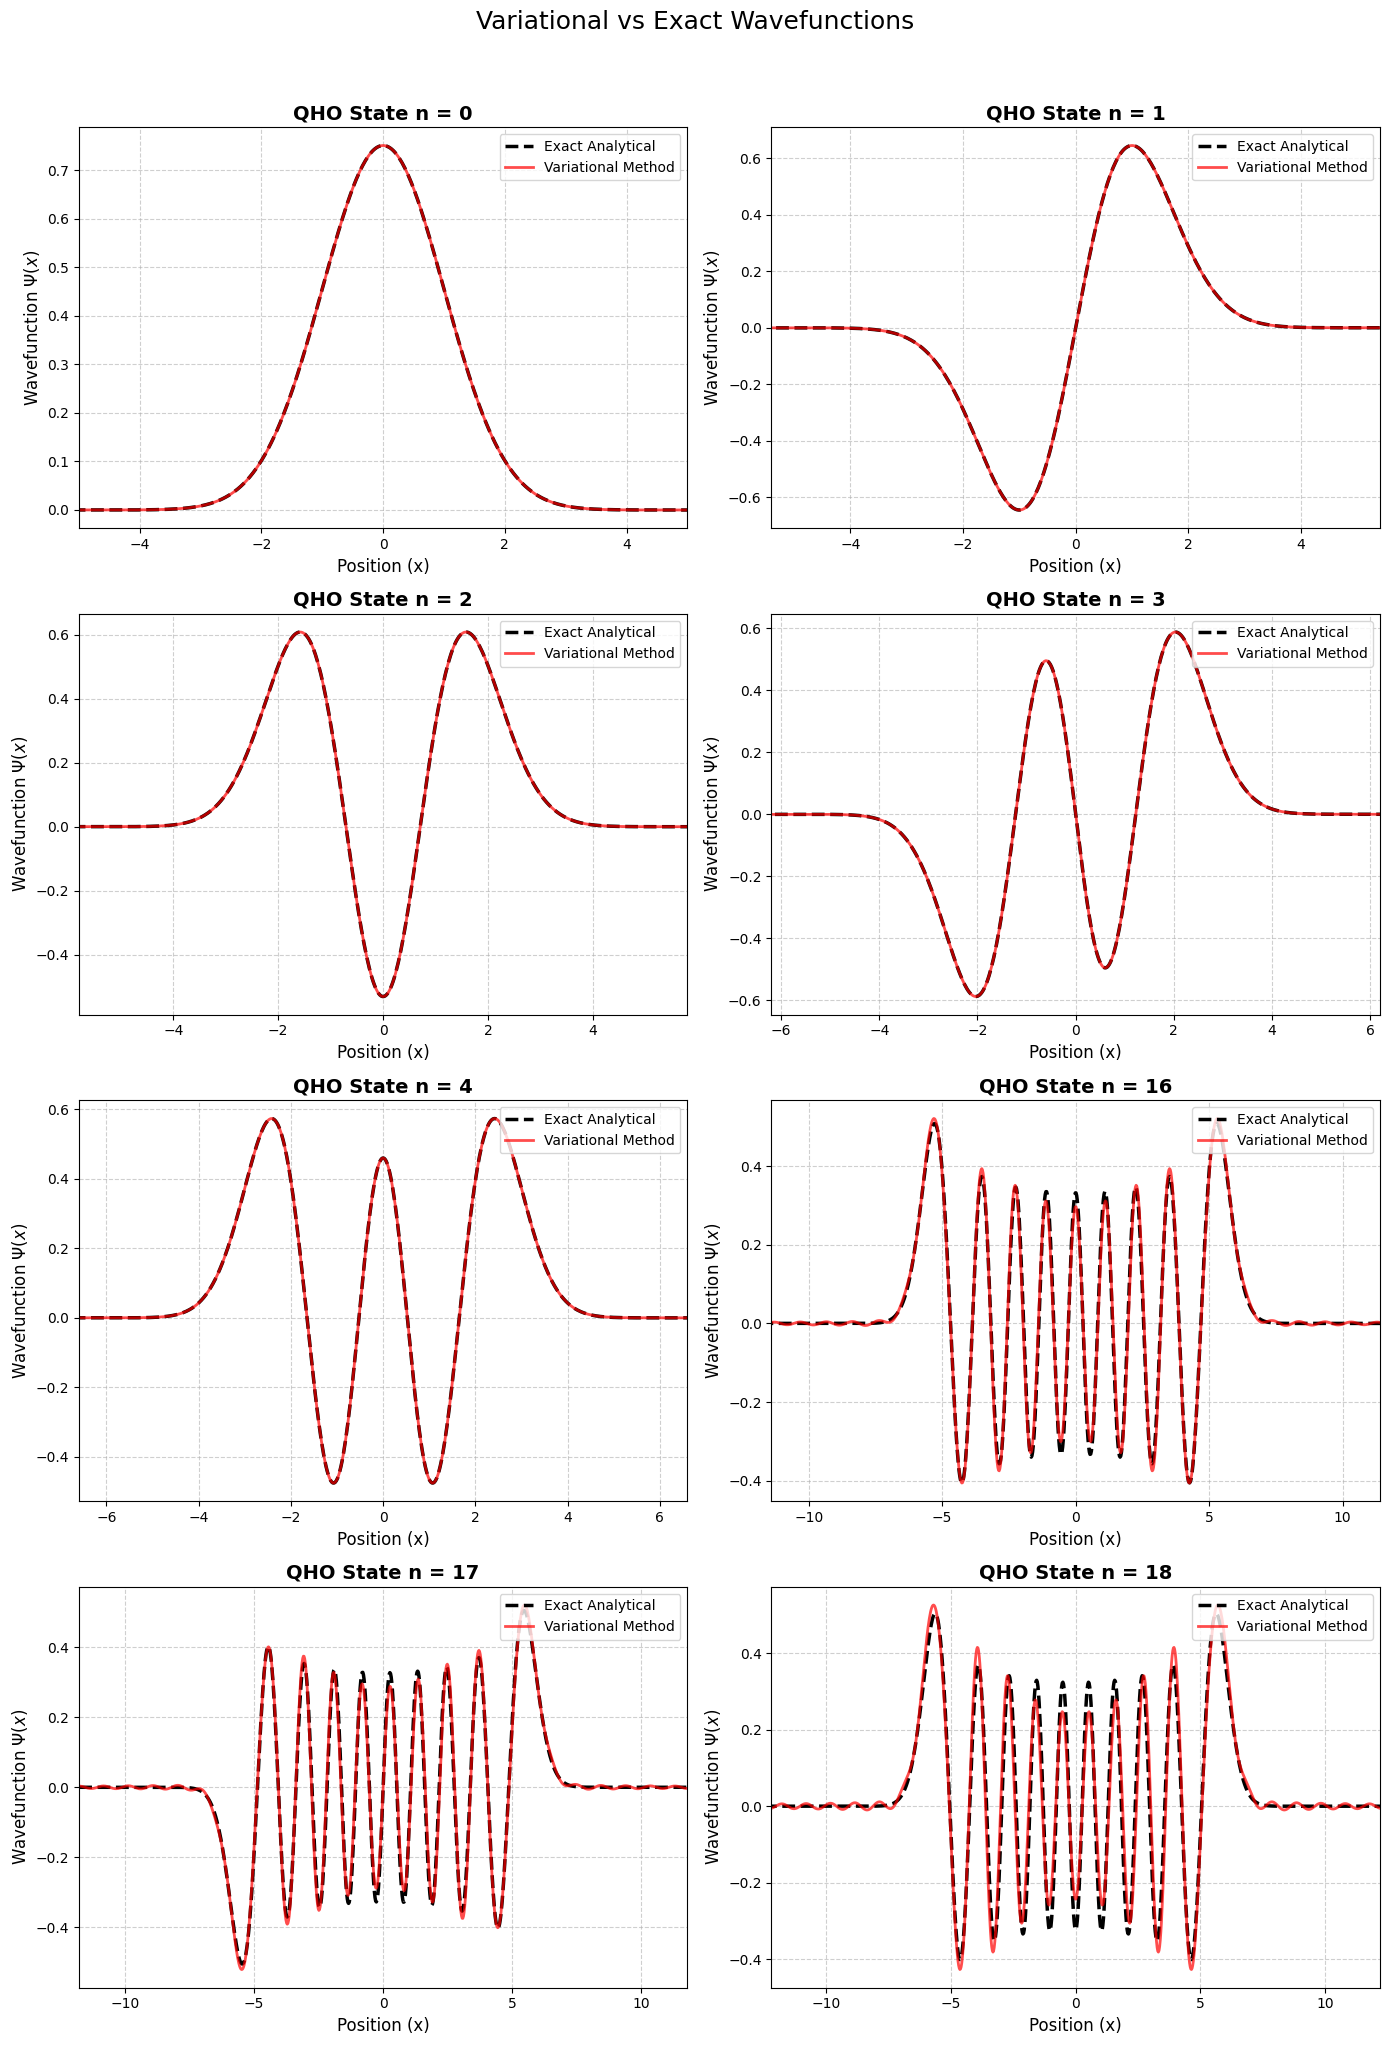
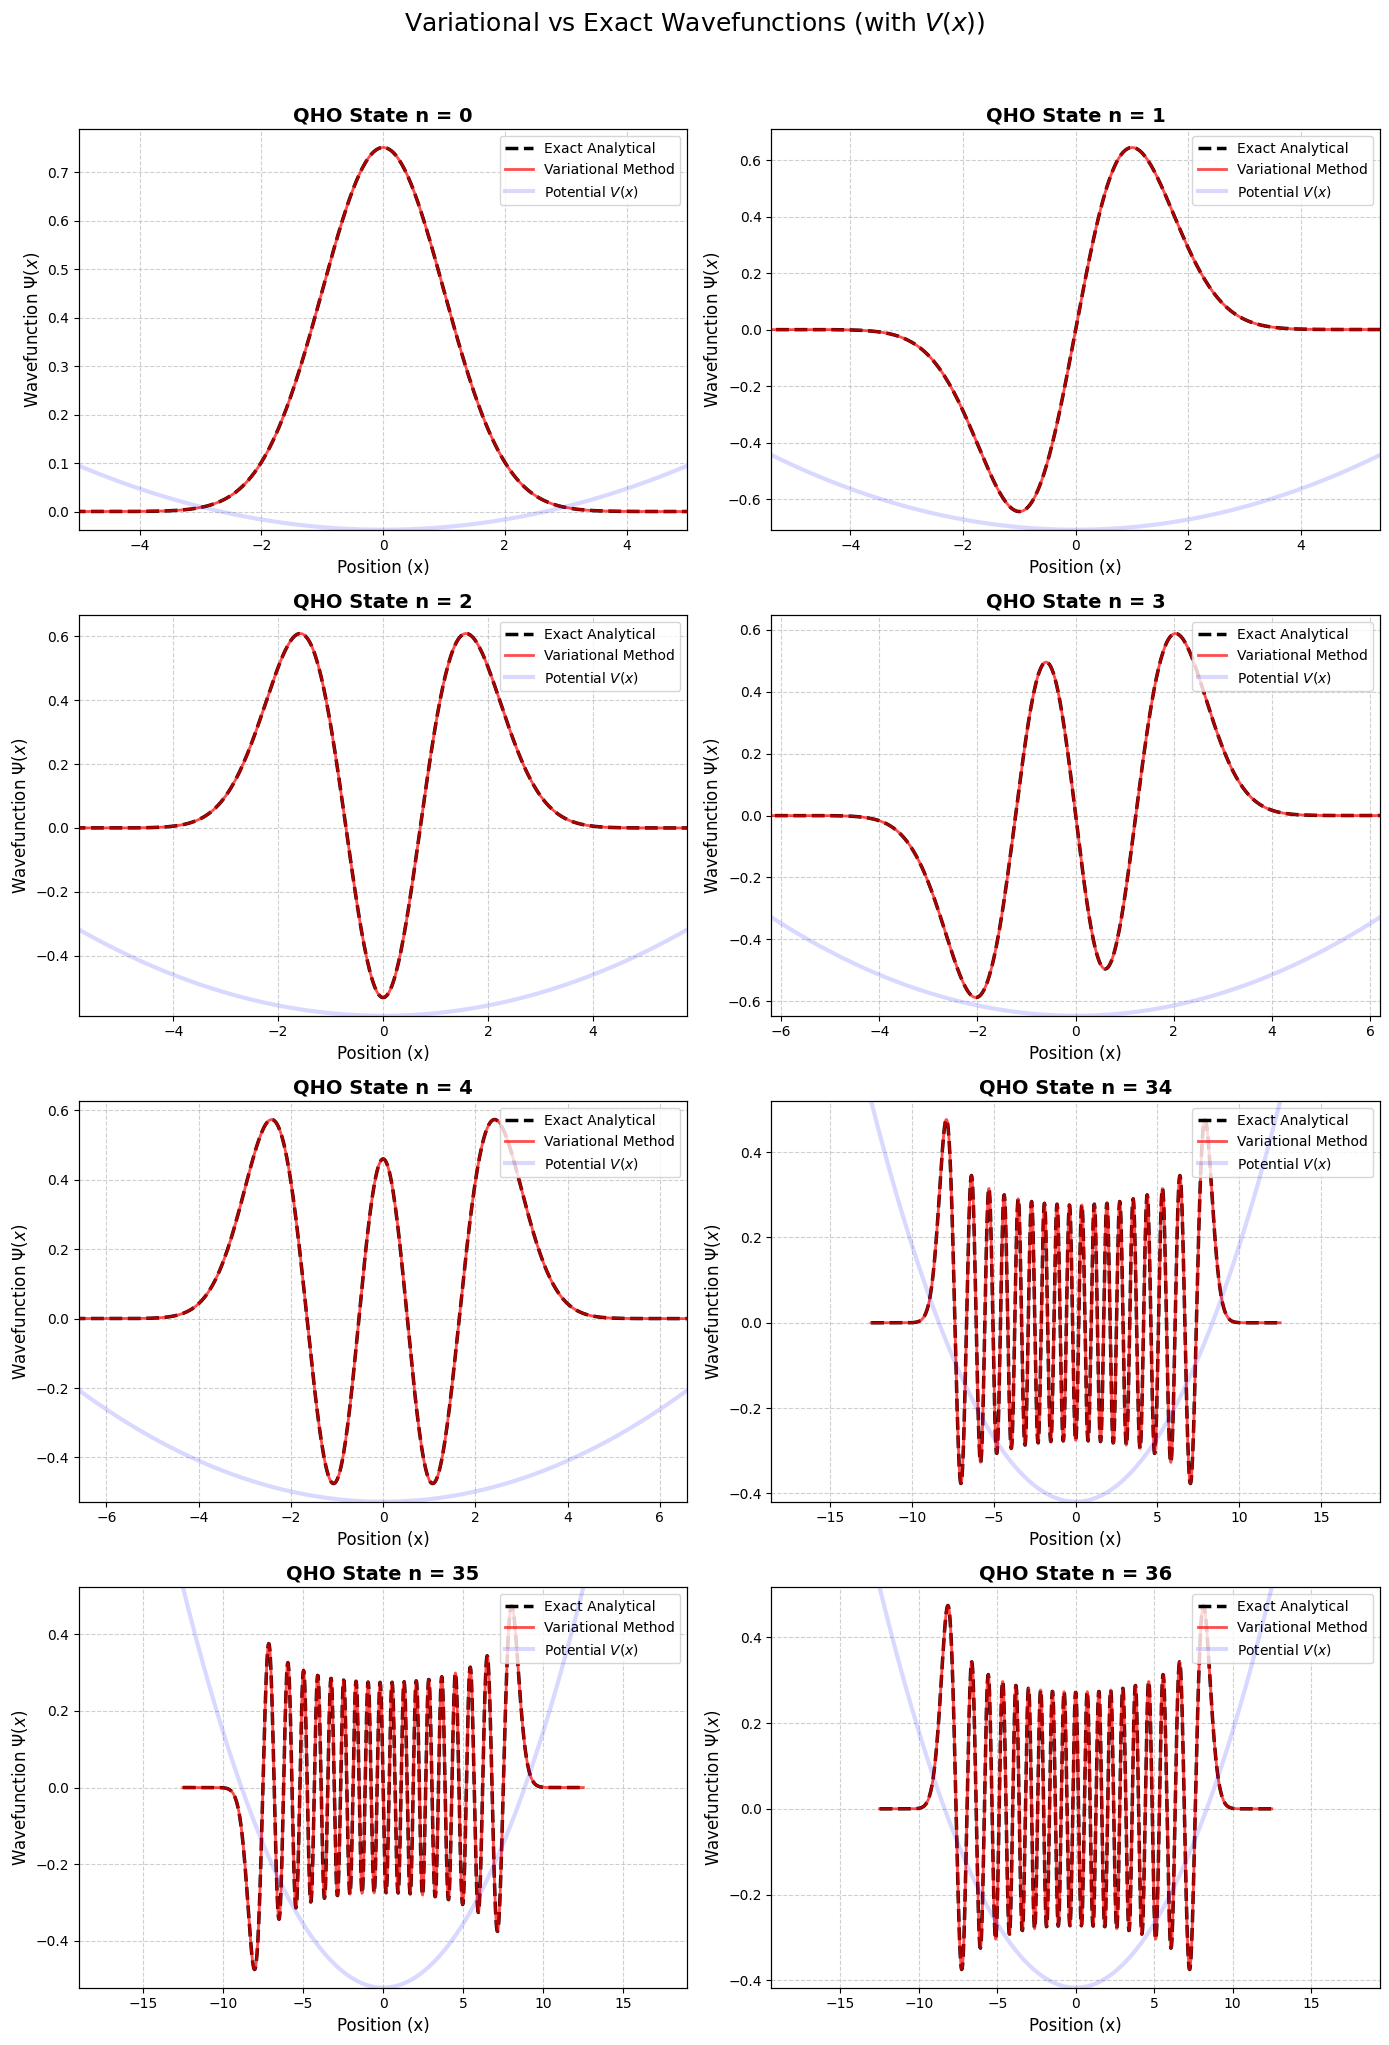
Code edit (unified diff) that turned the first committed figure into the second:
--- before
+++ after
@@ -1,7 +1,8 @@
+import math
+
 # ==========================================
-# Visualizing Multiple States (Fully Dynamic Grid)
+# Visualizing Multiple States (With Background Potential)
 # ==========================================
 
-# Change this list to be whatever you want! (1 item, 5 items, 15 items, etc.)
 states_to_plot = [0, 1, 2, 3, 4, cfg.DEFAULT_N_STATES - 4, cfg.DEFAULT_N_STATES - 3, cfg.DEFAULT_N_STATES - 2]
 
@@ -9,10 +10,8 @@
 num_states = len(states_to_plot)
 cols = 2
-rows = math.ceil(num_states / cols)  # Always rounds up (e.g., 5 states / 2 = 3 rows)
+rows = math.ceil(num_states / cols)
 
-# Dynamically scale the height of the figure (5 units of height per row)
 fig, axes = plt.subplots(rows, cols, figsize=(14, 5 * rows))
 
-# Handle the edge case where there is only 1 row (axes is 1D instead of 2D)
 if num_states <= 2:
     axes = np.array(axes).flatten()
@@ -23,8 +22,9 @@
 x_visual = np.linspace(-cfg.DEFAULT_L/2, cfg.DEFAULT_L/2, 1000)
 
-# We loop over the AXES, not just the states, so we can turn off any extra blank graphs
+# Calculate the potential energy curve: V(x) = 0.5 * m * w^2 * x^2
+V_x = 0.5 * cfg.MASS * (cfg.OMEGA * x_visual)**2
+
 for idx, ax in enumerate(axes):
     
-    # If we have an extra empty subplot (e.g., 5 states in a 6-slot grid), hide it!
     if idx >= num_states:
         ax.axis('off')
@@ -33,19 +33,25 @@
     state = states_to_plot[idx]
     
-    # 1. Get exact theoretical wavefunction
+    # 1. Wavefunctions
     psi_exact = exact_qho_wavefunction(x_visual, state)
-    
-    # 2. Get numerical wavefunction from your solver
     eigenvector = test_states[:, state]
     psi_num = reconstruct_numerical_wavefunction(x_visual, cfg.DEFAULT_L, cfg.DEFAULT_N_BASIS, eigenvector)
     
-    # 3. Robust Phase Matching
+    # 2. Phase Matching
     peak_idx = np.argmax(np.abs(psi_exact))
     if np.sign(psi_num[peak_idx]) != np.sign(psi_exact[peak_idx]):
         psi_num *= -1
         
-    # Plot both lines
+    # 3. Plot the Wavefunctions (Primary Axis)
     ax.plot(x_visual, psi_exact, 'k--', linewidth=2.5, label='Exact Analytical')
     ax.plot(x_visual, psi_num, 'r-', alpha=0.7, linewidth=2, label='Variational Method')
+    
+    # 4. Plot the Background Potential (Secondary Axis)
+    ax_V = ax.twinx() # Create a twin axis sharing the same x-axis
+    ax_V.plot(x_visual, V_x, 'b-', alpha=0.15, linewidth=3, label='Potential $V(x)$')
+    
+    # Lock the bottom of the parabola to the bottom of the graph and hide its numbers
+    ax_V.set_ylim([0, max(V_x)])
+    ax_V.set_yticks([]) 
     
     # Beautify the subplot
@@ -53,6 +59,10 @@
     ax.set_xlabel('Position (x)', fontsize=12)
     ax.set_ylabel(r'Wavefunction $\Psi(x)$', fontsize=12) 
-    ax.legend(loc='upper right')
     ax.grid(True, linestyle='--', alpha=0.6)
+    
+    # Combine the legends from both the primary and secondary axes
+    lines_1, labels_1 = ax.get_legend_handles_labels()
+    lines_2, labels_2 = ax_V.get_legend_handles_labels()
+    ax.legend(lines_1 + lines_2, labels_1 + labels_2, loc='upper right')
     
     # Dynamically zoom the x-axis
@@ -60,5 +70,5 @@
     ax.set_xlim([-view_limit, view_limit]) 
 
-plt.suptitle('Variational vs Exact Wavefunctions', fontsize=18, y=1.02)
+plt.suptitle('Variational vs Exact Wavefunctions (with $V(x)$)', fontsize=18, y=1.02)
 plt.tight_layout()
 plt.show()

Commit: added the potential to the wavefunctions graph (to see the tunneling effect) and also modified some configurations (just playing around with it)